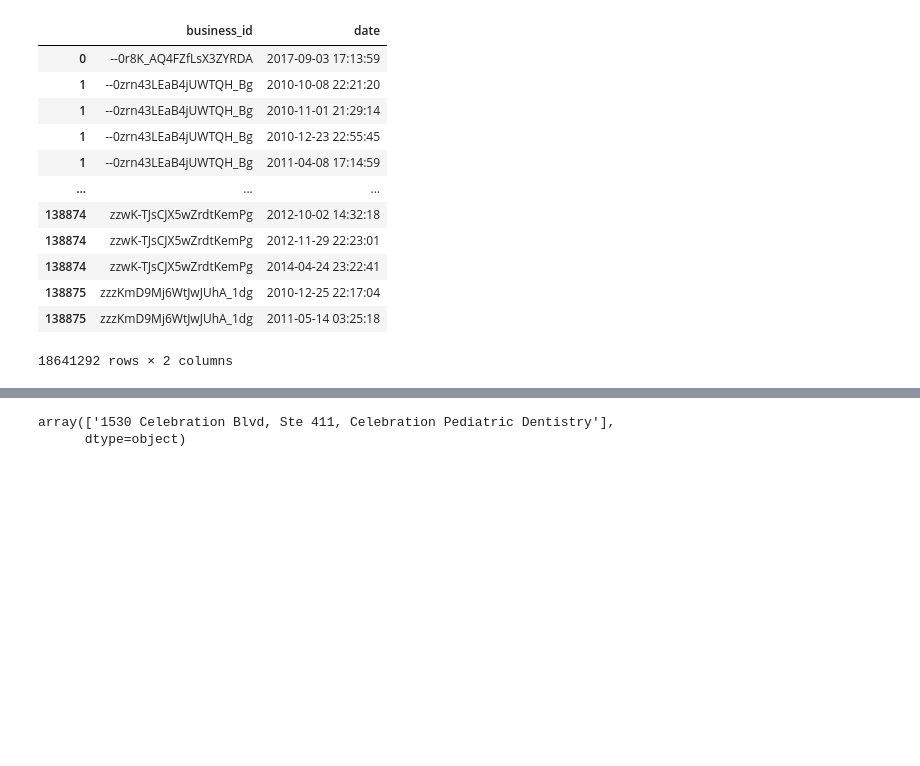
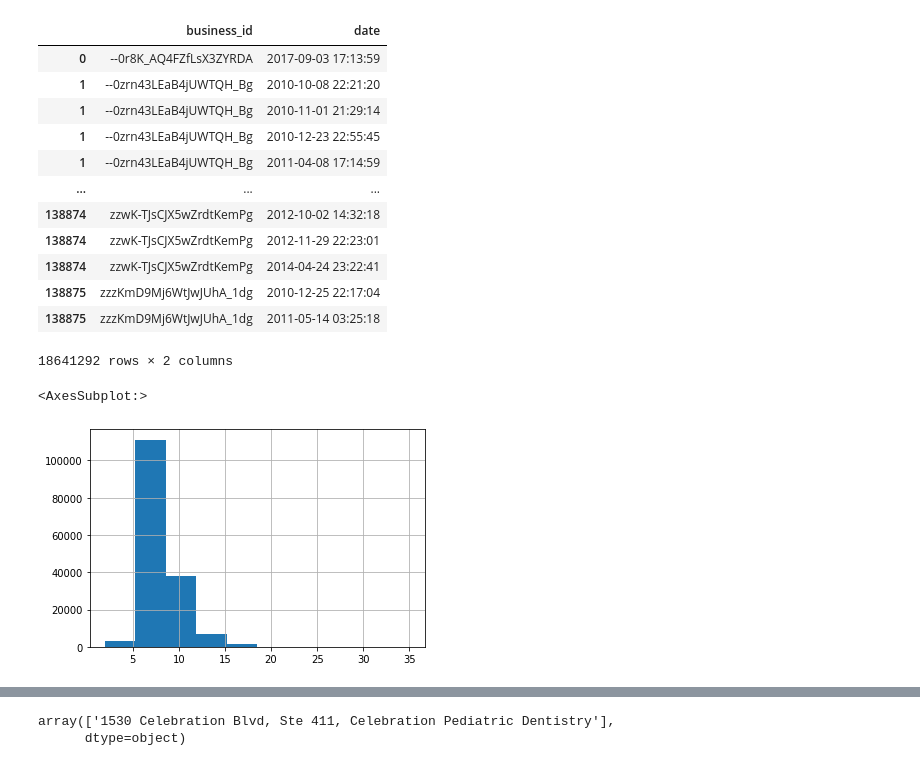
Before and after one commit to connie-ho/data-bites, a Jupyter notebook: Data_Exploration.ipynb, the cells around one changed output, grey strips where cells are left out. Cells and saved outputs as stored; diff of their text form; code cells hidden in the pictures; blank space fills up the shorter version.

```diff
--- a/Data_Exploration.ipynb
+++ b/Data_Exploration.ipynb
@@ -93,3 +93,9 @@ df_checkin
 18641292 rows × 2 columns
 # %%
 df_business = load_json_data(business_path)
+# %%
+%matplotlib inline
+df_business.city.str.len().hist()
+# %% [output]
+<AxesSubplot:>
+[figure, added]
```
Also changed, not shown: parts of 3 cells of this notebook, 1 other file.
